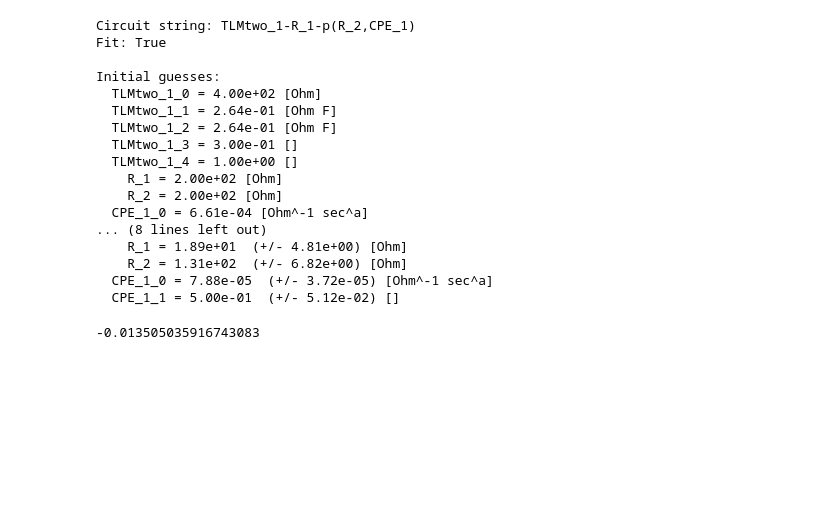
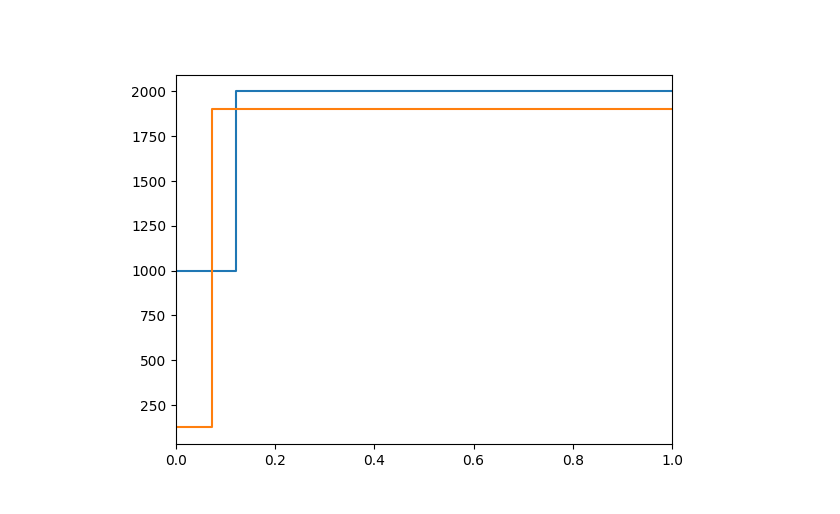
Before and after one commit to Yugal0/fitting-final, a Jupyter notebook: Noise added/2step.ipynb, the cells around one changed output. Drawn from its saved outputs; the diff is of its cells as text; code cells hidden in the pictures; blank space fills up the shorter version.

```diff
--- a/Noise added/2step.ipynb
+++ b/Noise added/2step.ipynb
@@ -65,6 +65,8 @@ a=4
 b=5
 
 cmodel1=CustomCircuit(initial_guess=[R1,R1*Q,R2*Q,delta1,alpha,Rhfr,Rrxn,Qdl,alpha2],circuit="TLMtwo_1-R_1-p(R_2,CPE_1)")
+
+cmodel1=CustomCircuit(initial_guess=[R1,R1*Q,R2*Q,R3*Q,delta1,alpha,Rhfr,Rrxn,Qdl,alpha2],circuit="TLMtwo_1-R_1-p(R_2,CPE_1)")
 # %%
 #wt="unit"
 wt="mod"
@@ -81,4 +83,7 @@ def give_weights(z,wt):
 cmodel1.fit(impedance=zexp_noise,frequencies=freq_list,sigma=give_weights(zexp,wt),bounds=[(0,0,0,0,0,0,0,0,0.5),(np.inf,np.inf,np.inf,1,np.inf,np.inf,np.inf,np.inf,1)])
 
 zfit=cmodel1.predict(frequencies=freq_list)
+delta1_fit=cmodel1.parameters_[3]
+R1_fit=cmodel1.parameters_[0]
+R2_fit=cmodel1.parameters_[2]*cmodel1.parameters_[0]/cmodel1.parameters_[1]
 # %%
@@ -93,25 +96,8 @@ ax1.set_aspect("equal")
-# %%
-print(cmodel1)
-# %% [output]
-Circuit string: TLMtwo_1-R_1-p(R_2,CPE_1)
-Fit: True
-
-Initial guesses:
-  TLMtwo_1_0 = 4.00e+02 [Ohm]
-  TLMtwo_1_1 = 2.64e-01 [Ohm F]
-  TLMtwo_1_2 = 2.64e-01 [Ohm F]
-  TLMtwo_1_3 = 3.00e-01 []
-  TLMtwo_1_4 = 1.00e+00 []
-    R_1 = 2.00e+02 [Ohm]
-    R_2 = 2.00e+02 [Ohm]
-  CPE_1_0 = 6.61e-04 [Ohm^-1 sec^a]
-... (8 lines left out)
-    R_1 = 1.89e+01  (+/- 4.81e+00) [Ohm]
-    R_2 = 1.31e+02  (+/- 6.82e+00) [Ohm]
-  CPE_1_0 = 7.88e-05  (+/- 3.72e-05) [Ohm^-1 sec^a]
-  CPE_1_1 = 5.00e-01  (+/- 5.12e-02) []
-# %%
-a=np.random.normal(0,0.03)
-a
-# %% [output]
--0.013505035916743083
+# %%
+fig2, ax2= plt.subplots()
+ax2.plot([0,delta1_dt,delta1_dt,1],[R1_dt,R1_dt,R2_dt,R2_dt])
+ax2.plot([0,delta1_fit,delta1_fit,1],[R1_fit,R1_fit,R2_fit,R2_fit])
+# ax2.plot([0,delta1,delta1,1],[R1,R1,R2,R2])
+ax2.set_xmargin(0)
+# %% [output]
+[figure, added]
```
Also changed, not shown: parts of 2 cells of this notebook.
